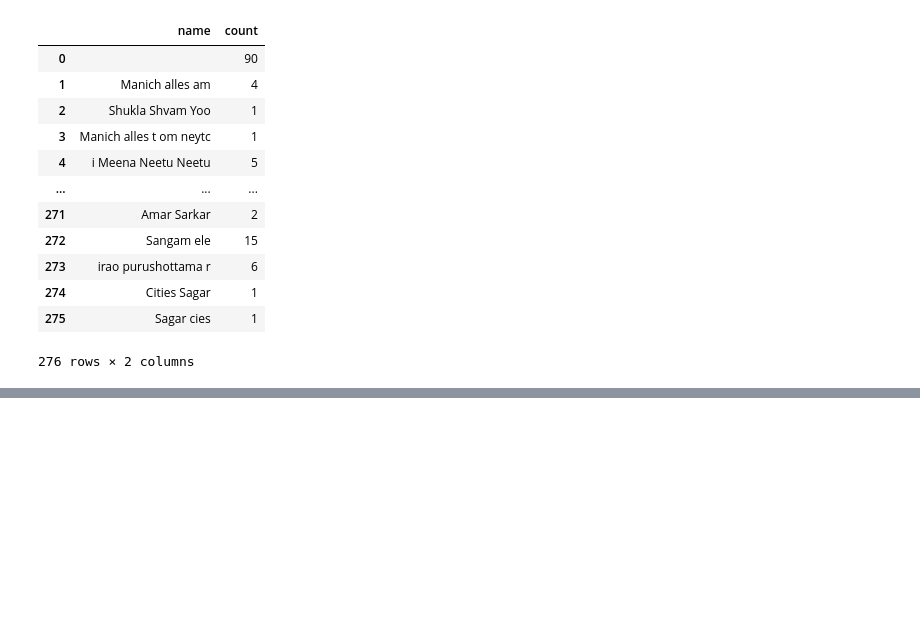
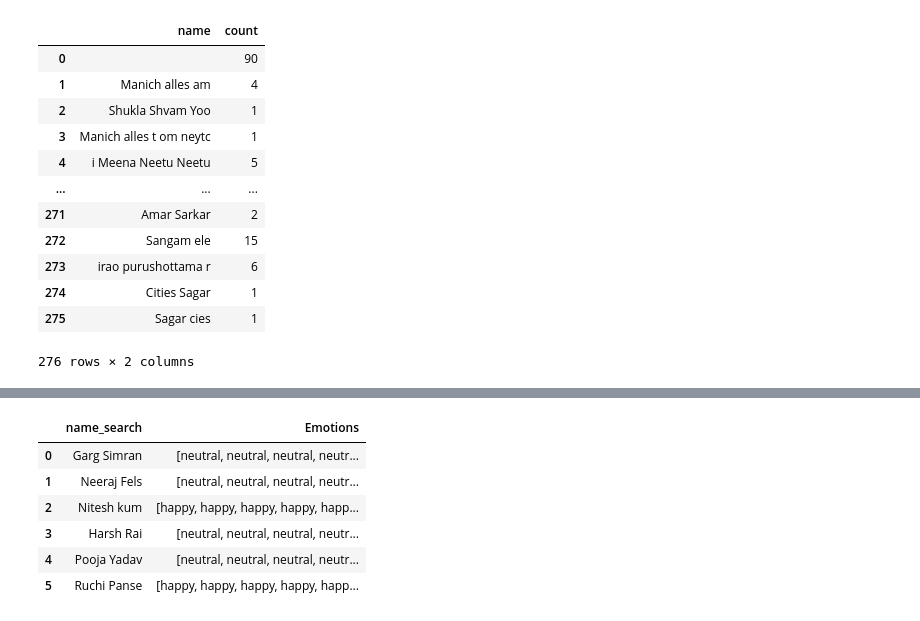
Before and after one commit to karanjayswal/Online-Class-Emotion, a Jupyter notebook: Text_to_CSV.ipynb, the cells around one changed output, grey strips where cells are left out. Saved outputs shown, nothing was run; the diff lists cells and outputs as text; code cells hidden in the pictures; blank space fills up the shorter version.

```diff
--- a/Text_to_CSV.ipynb
+++ b/Text_to_CSV.ipynb
@@ -141,7 +141,7 @@ name = input("Enter the name")
 # %% [output]
 Enter the nameRuchi Panse
 # %%
-for i in range(len)
+# for i in range(len)
 # %% [output]
 'Ruchi Panse'
 # %%
@@ -191,0 +188,9 @@ search_names
+# %%
+name_emotion=[]
+for i in range(len(search_names)):
+  name_s=search_names[i]
+  temp=[]
+  for j in range(len(names)):
+    if(name_s==names[j]):
+      temp.append(emotions[j])
+  name_emotion.append(temp)
@@ -191,0 +217,13 @@ search_names
+# %%
+dict = {'name_search': search_names,'Emotions':name_emotion}
+dfne = pd.DataFrame(dict)
+dfne.to_csv('name_emotion.csv')
+dfne
+# %% [output]
+|  | name_search | Emotions |
+| 0 | Garg Simran | [neutral, neutral, neutral, neutr... |
+| 1 | Neeraj Fels | [neutral, neutral, neutral, neutr... |
+| 2 | Nitesh kum | [happy, happy, happy, happy, happ... |
+| 3 | Harsh Rai | [neutral, neutral, neutral, neutr... |
+| 4 | Pooja Yadav | [neutral, neutral, neutral, neutr... |
+| 5 | Ruchi Panse | [happy, happy, happy, happy, happ... |
```
Also changed, not shown: parts of 3 cells of this notebook.
